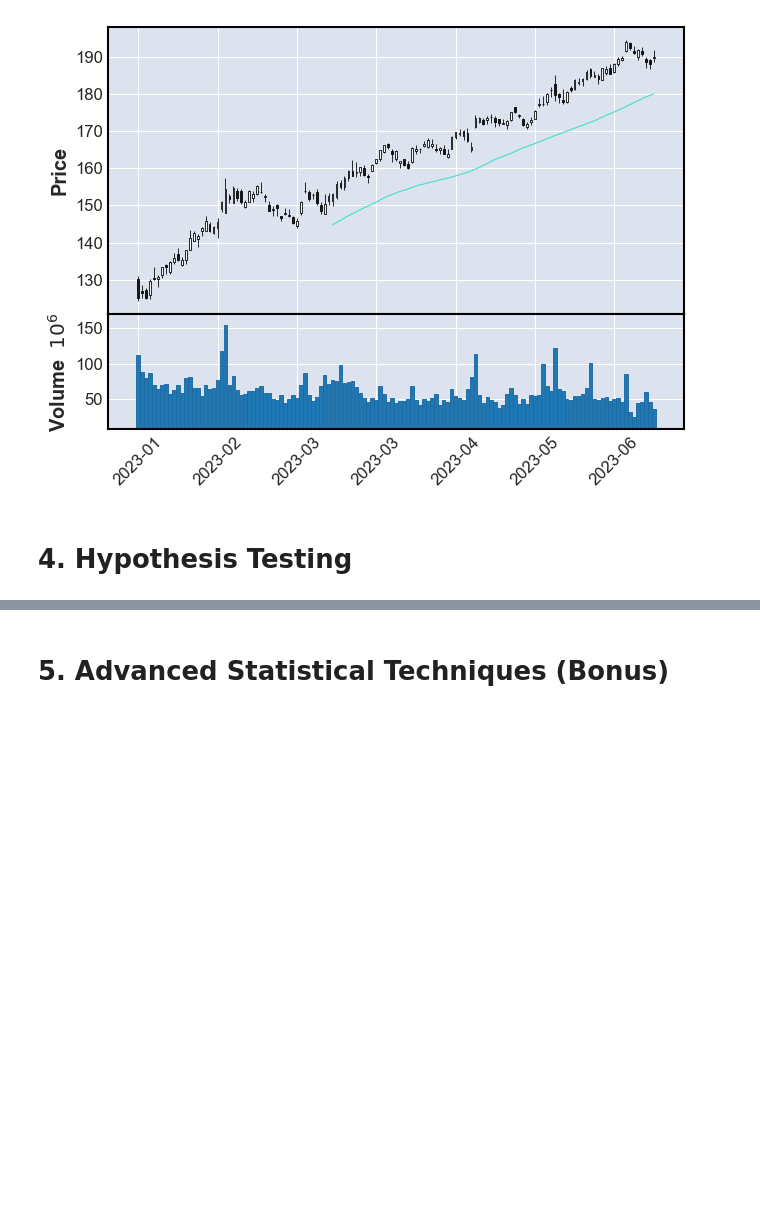
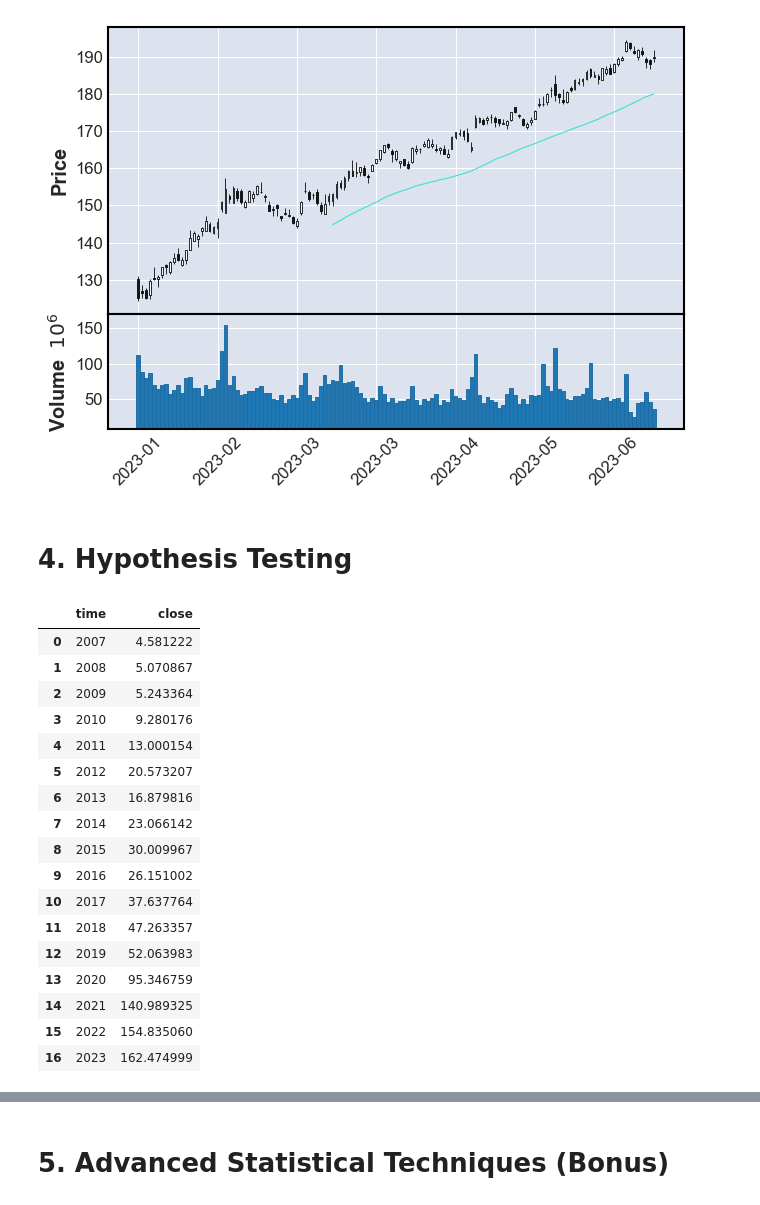
Before and after one commit to kvlrdhrs/DI-Bootcamp, a Jupyter notebook: Week6/Day5/Mini-Project/Mini-project.ipynb, the cells around one changed output, grey strips where cells are left out. Saved outputs shown, nothing was run; the diff lists cells and outputs as text; code cells hidden in the pictures; blank space fills up the shorter version.

```diff
--- a/Week6/Day5/Mini-Project/Mini-project.ipynb
+++ b/Week6/Day5/Mini-Project/Mini-project.ipynb
@@ -134,0 +147,23 @@ mpf.plot(tdf,type='candle',mav=(50),volume=True, datetime_format='%Y-%m')
+# %%
+# avg close price grouped by year
+avg_close_price = df['close'].groupby(df['time'].dt.year).mean().reset_index()
+avg_close_price
+# %% [output]
+|  | time | close |
+| 0 | 2007 | 4.581222 |
+| 1 | 2008 | 5.070867 |
+| 2 | 2009 | 5.243364 |
+| 3 | 2010 | 9.280176 |
+| 4 | 2011 | 13.000154 |
+| 5 | 2012 | 20.573207 |
+| 6 | 2013 | 16.879816 |
+| 7 | 2014 | 23.066142 |
+| 8 | 2015 | 30.009967 |
+| 9 | 2016 | 26.151002 |
+| 10 | 2017 | 37.637764 |
+| 11 | 2018 | 47.263357 |
+| 12 | 2019 | 52.063983 |
+| 13 | 2020 | 95.346759 |
+| 14 | 2021 | 140.989325 |
+| 15 | 2022 | 154.835060 |
+| 16 | 2023 | 162.474999 |
```
Also changed, not shown: parts of 8 cells of this notebook.
